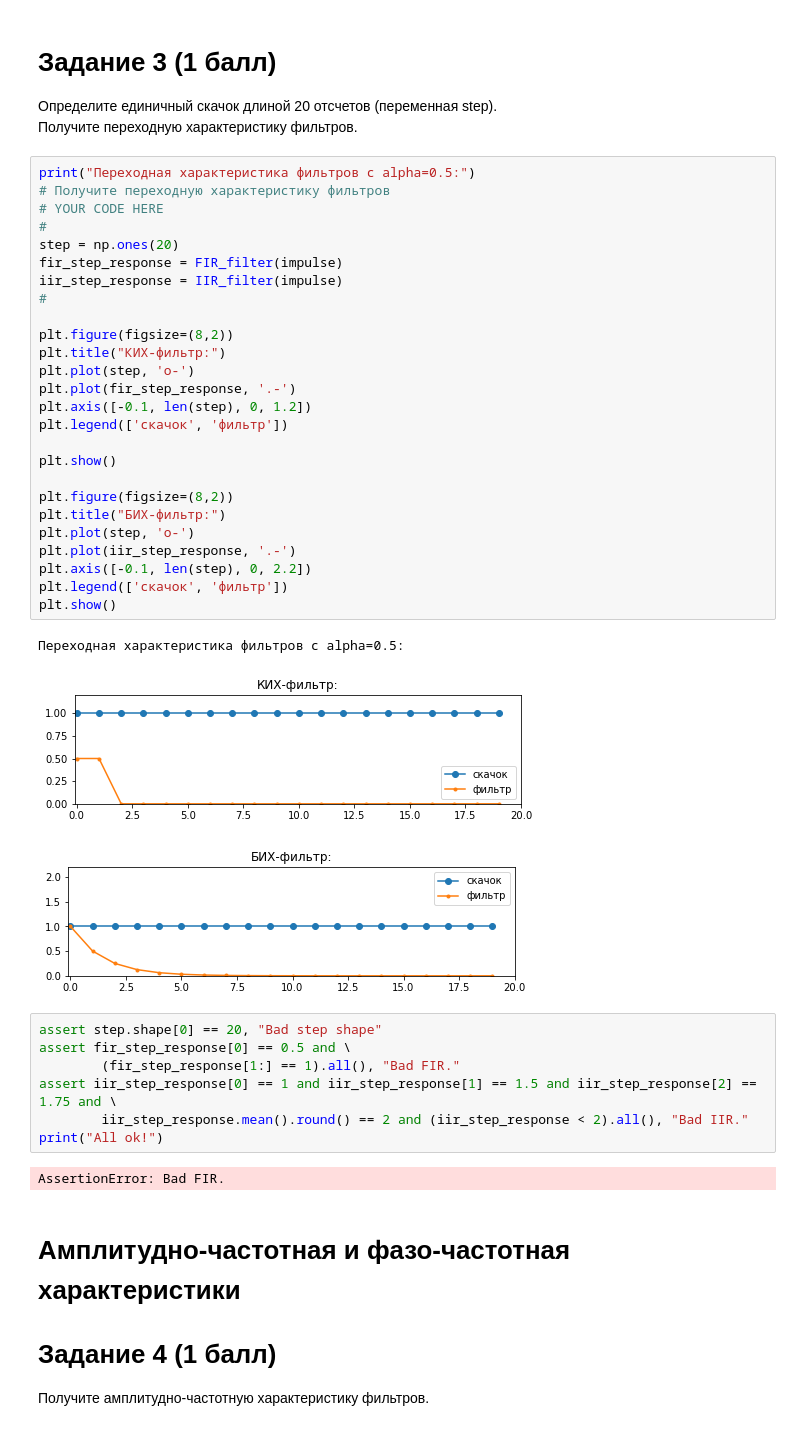
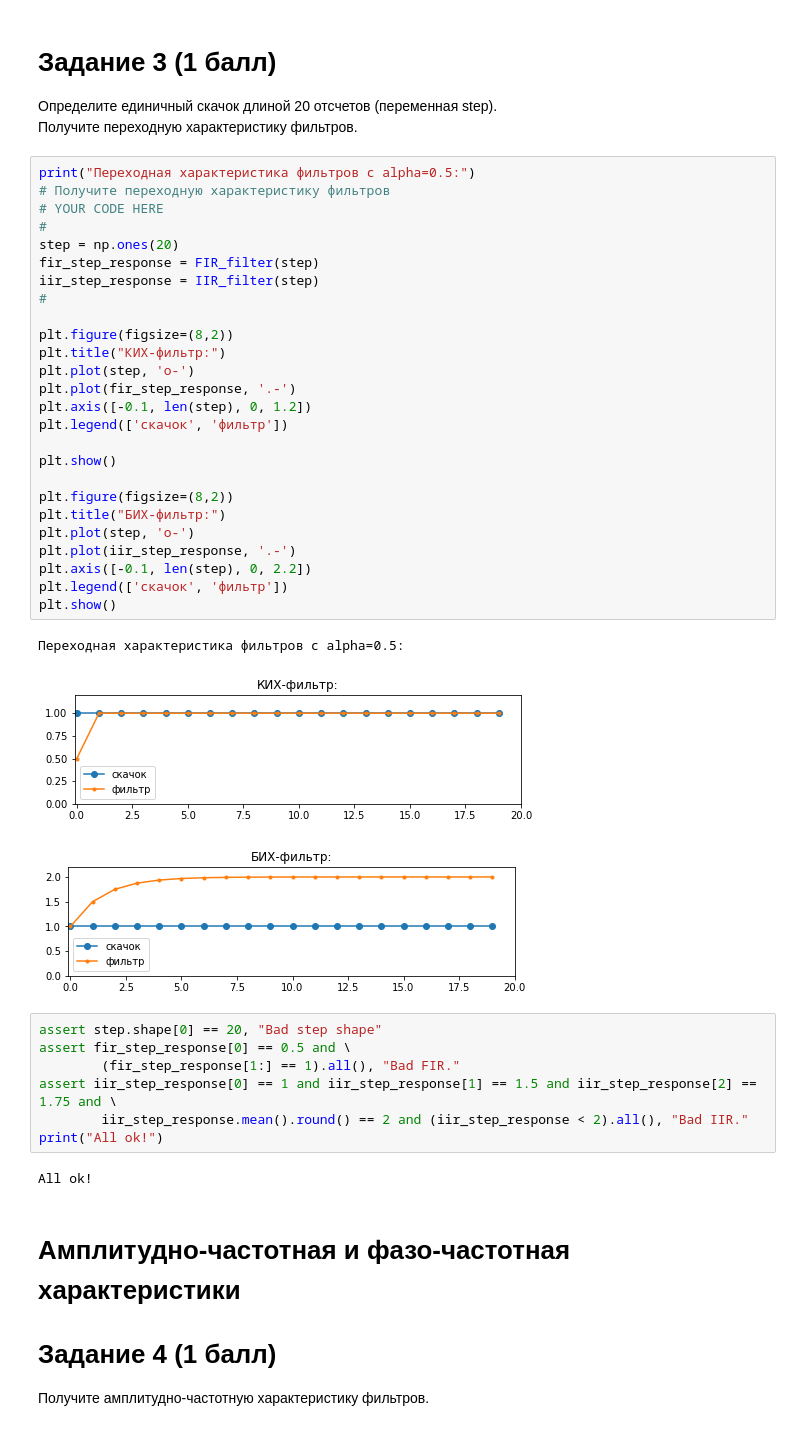
Before and after one commit to Margarita307/DSP, a Jupyter notebook: lab3.ipynb, the cells around one changed output. Saved outputs shown, nothing was run; the diff lists cells and outputs as text.

```diff
--- a/lab3.ipynb
+++ b/lab3.ipynb
@@ -212,33 +212,33 @@ All ok!
 # %%
 print("Переходная характеристика фильтров с alpha=0.5:")
 # Получите переходную характеристику фильтров
 # YOUR CODE HERE
 #
 step = np.ones(20)
-fir_step_response = FIR_filter(impulse)
-iir_step_response = IIR_filter(impulse)
+fir_step_response = FIR_filter(step)
+iir_step_response = IIR_filter(step)
 #
 
 plt.figure(figsize=(8,2))
 plt.title("КИХ-фильтр:")
 plt.plot(step, 'o-')
 plt.plot(fir_step_response, '.-')
 plt.axis([-0.1, len(step), 0, 1.2])
 plt.legend(['скачок', 'фильтр'])
 
 plt.show()
 
 plt.figure(figsize=(8,2))
 plt.title("БИХ-фильтр:")
 plt.plot(step, 'o-')
 plt.plot(iir_step_response, '.-')
 plt.axis([-0.1, len(step), 0, 2.2])
 plt.legend(['скачок', 'фильтр'])
 plt.show()
 # %% [output]
 Переходная характеристика фильтров с alpha=0.5:
-[figure, old version]
+[figure, new version]
-[figure, old version]
+[figure, new version]
 # %%
 assert step.shape[0] == 20, "Bad step shape"
 assert fir_step_response[0] == 0.5 and \
@@ -247,7 +247,7 @@ assert iir_step_response[0] == 1 and iir_step_response[1] == 1.5 and iir_step_re
         iir_step_response.mean().round() == 2 and (iir_step_response < 2).all(), "Bad IIR."
 print("All ok!")
 # %% [output]
-AssertionError: Bad FIR.
+All ok!
 # %% [markdown]
 # Амплитудно-частотная и фазо-частотная характеристики
 # Задание 4 (1 балл)
```
Also changed, not shown: parts of 2 cells of this notebook.
